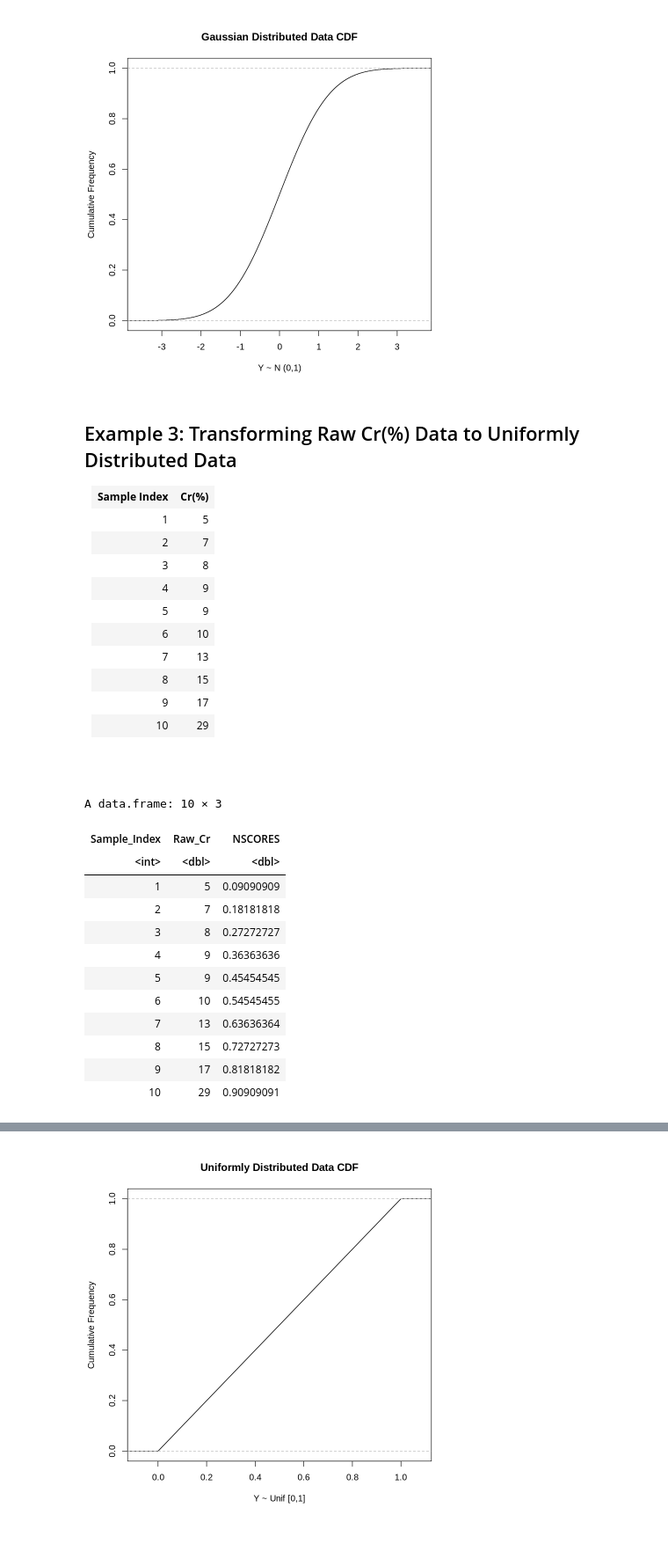
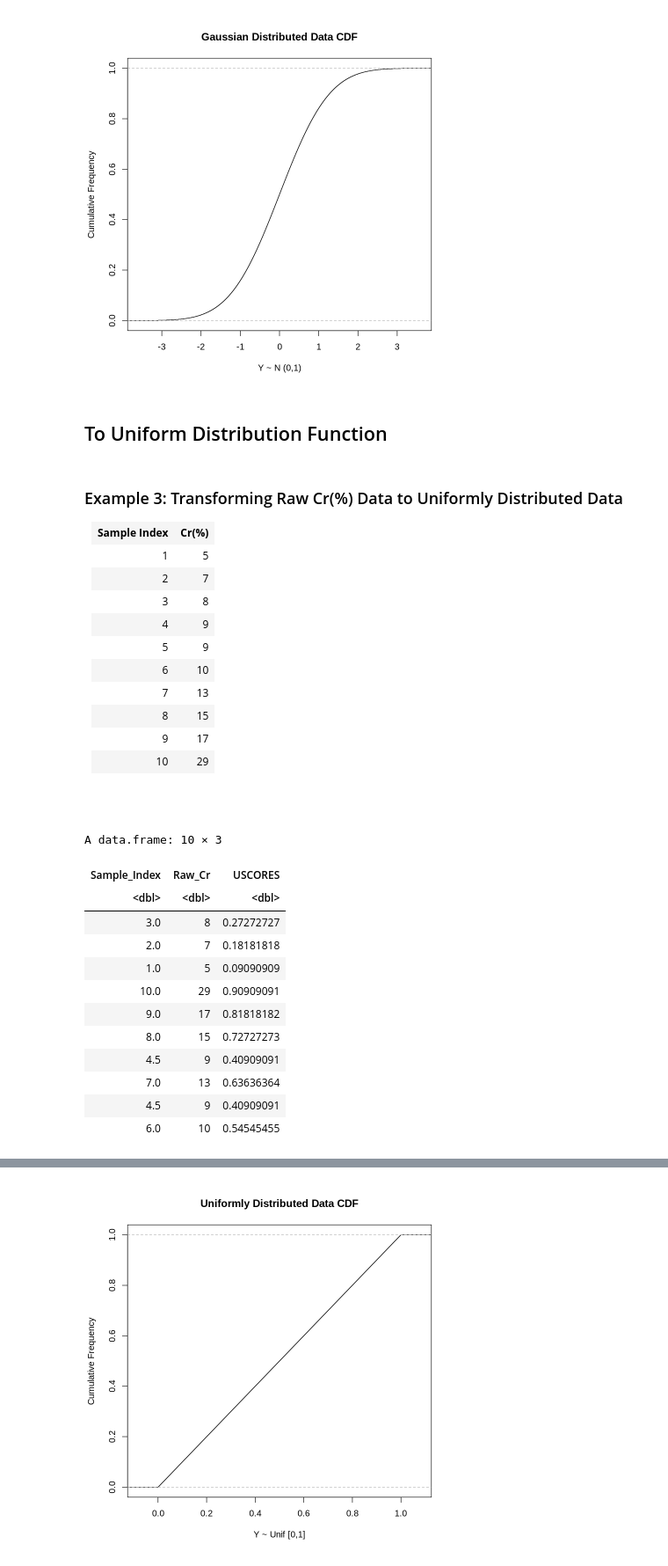
Before and after one commit to fnaghetini/R-GoogleColab-Notes, a Jupyter notebook: R_Distribution_Transform.ipynb, the cells around one changed output, grey strips where cells are left out. Shown at 88% size. Cells and saved outputs as stored; diff of their text form; code cells hidden in the pictures; blank space fills up the shorter version.

```diff
--- a/R_Distribution_Transform.ipynb
+++ b/R_Distribution_Transform.ipynb
@@ -27,19 +29,19 @@
 # %%
-# Function that transform raw data to a standard normally distributed data:
+# Function that transform raw data to standard normally distributed data:
 
 NScoreTransform <- function (data=NA){
 
-  sample_index <- 1:length(data)
+  rank_sample <- rank(data)
 
   # Getting the cumulative frequencies:
-  Fx <- rep(NA,length(sample_index))
-  for(i in sample_index){
-    Fx[i] <- sample_index[i]/(length(sample_index)+1)
+  Fx <- rep(NA,length(rank_sample))
+  for(i in seq_along(rank_sample)){
+    Fx[i] <- rank_sample[i]/(length(rank_sample)+1)
   }
 
   # Getting the nscores:
-  n_scores <- rep(NA,length(sample_index))
-  for(i in sample_index){
+  n_scores <- rep(NA,length(rank_sample))
+  for(i in seq_along(rank_sample)){
     n_scores[i] <- qnorm(Fx[i])
   }
 
@@ -161,8 +142,31 @@ plot(ecdf(unif_data_nscores),
     ylab="Cumulative Frequency")
 # %% [output]
 [figure]
+# %% [markdown]
+## To Uniform Distribution Function
+# %%
+# Function that transform raw data to uniformy distributed data:
+
+UScoreTransform <- function (data=NA){
+
+  rank_sample <- rank(data)
+
+  # Getting the cumulative frequencies:
+  Fx <- rep(NA,length(rank_sample))
+  for(i in seq_along(rank_sample)){
+    Fx[i] <- rank_sample[i]/(length(rank_sample)+1)
+  }
+
+  # Getting the uniform scores:
+  u_scores <- rep(NA,length(rank_sample))
+  for(i in seq_along(rank_sample)){
+    u_scores[i] <- qunif(Fx[i])
+  }
+
+  return(u_scores)
+}
 # %% [markdown]
-## Example 3: Transforming Raw Cr(%) Data to Uniformly Distributed Data
+### Example 3: Transforming Raw Cr(%) Data to Uniformly Distributed Data
 
 <table align="center">
   <tr align="center">
@@ -212,24 +216,24 @@ plot(ecdf(unif_data_nscores),
 </table><br><br>
 # %%
 # Variable Cr(%):
-Cr <- c(5,7,8,9,9,10,13,15,17,29)
+Cr <- c(8,7,5,29,17,15,9,13,9,10)
 # %%
 # Cr(%) transformed:
 Cr_uscores <- UScoreTransform(Cr)
 # %%
-data.frame(Sample_Index=1:10, Raw_Cr=Cr,NSCORES=Cr_uscores)
+data.frame(Sample_Index=rank(Cr),Raw_Cr=Cr,USCORES=Cr_uscores)
 # %% [output]
 A data.frame: 10 × 3
-| Sample_Index | Raw_Cr | NSCORES |
-| <int> | <dbl> | <dbl> |
-| 1 | 5 | 0.09090909 |
-| 2 | 7 | 0.18181818 |
-| 3 | 8 | 0.27272727 |
-| 4 | 9 | 0.36363636 |
-| 5 | 9 | 0.45454545 |
-| 6 | 10 | 0.54545455 |
-| 7 | 13 | 0.63636364 |
-| 8 | 15 | 0.72727273 |
-| 9 | 17 | 0.81818182 |
-| 10 | 29 | 0.90909091 |
+| Sample_Index | Raw_Cr | USCORES |
+| <dbl> | <dbl> | <dbl> |
+| 3.0 | 8 | 0.27272727 |
+| 2.0 | 7 | 0.18181818 |
+| 1.0 | 5 | 0.09090909 |
+| 10.0 | 29 | 0.90909091 |
+| 9.0 | 17 | 0.81818182 |
+| 8.0 | 15 | 0.72727273 |
+| 4.5 | 9 | 0.40909091 |
+| 7.0 | 13 | 0.63636364 |
+| 4.5 | 9 | 0.40909091 |
+| 6.0 | 10 | 0.54545455 |
 # %% [markdown]
```
Also changed, not shown: parts of 21 cells of this notebook.
